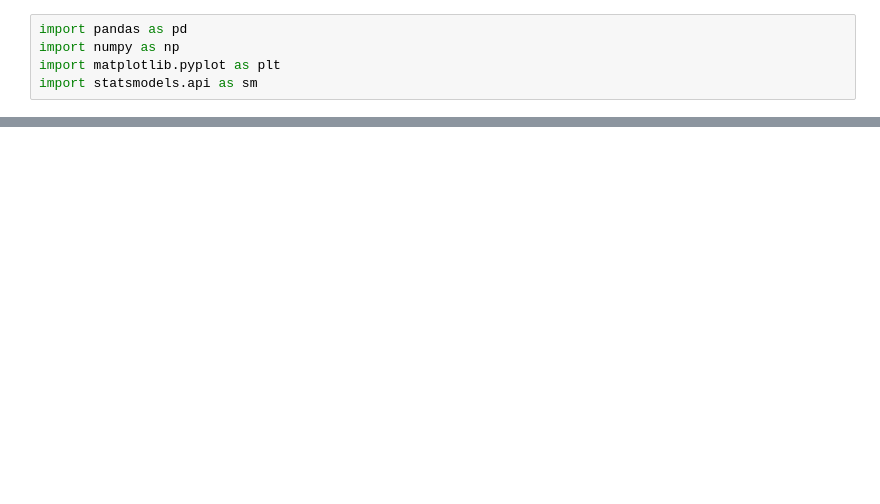
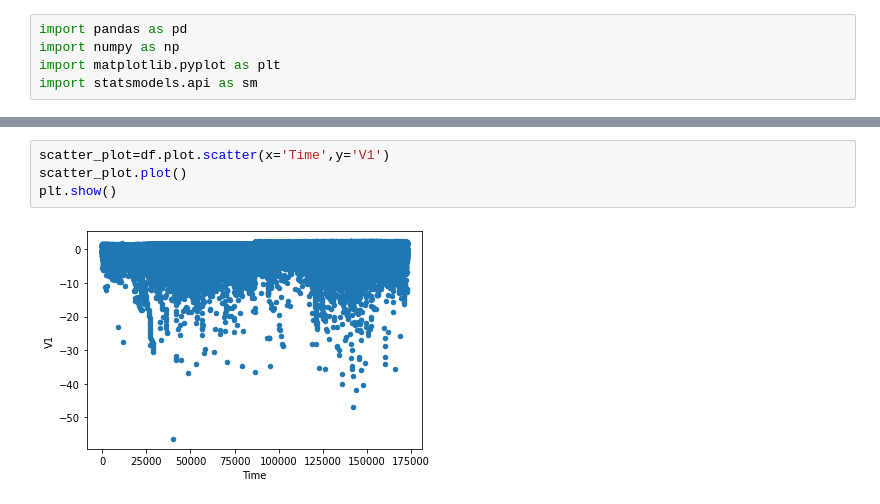
Before and after one commit to MiguelJ125/creditcard_Jaramillo, a Jupyter notebook: Creditcard_Jaramillo_EDA.ipynb, the cells around one changed output, grey strips where cells are left out. Saved outputs shown, nothing was run; the diff lists cells and outputs as text; blank space fills up the shorter version.

```diff
--- a/Creditcard_Jaramillo_EDA.ipynb
+++ b/Creditcard_Jaramillo_EDA.ipynb
@@ -22,0 +73,6 @@ df
+# %%
+scatter_plot=df.plot.scatter(x='Time',y='V1')
+scatter_plot.plot()
+plt.show()
+# %% [output]
+[figure, added]
```
Also changed, not shown: parts of 6 cells of this notebook.
